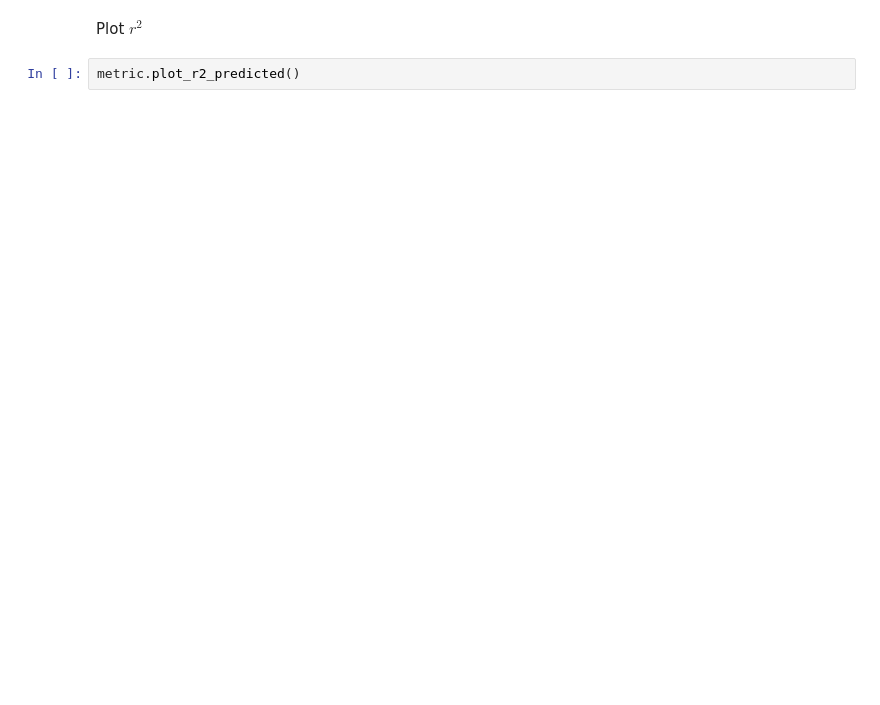
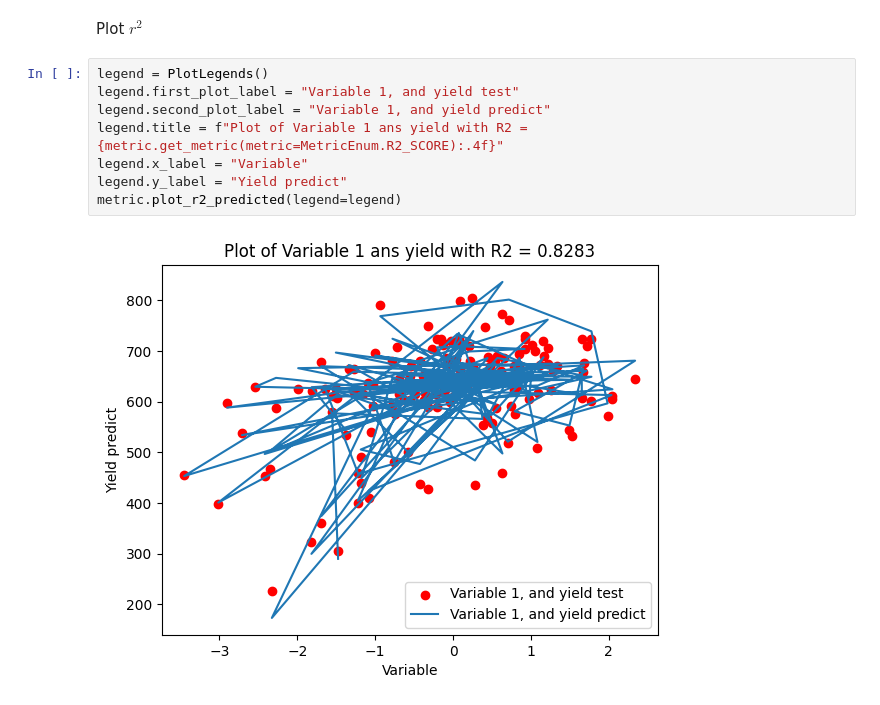
Before and after one commit to carlosmorenophd/machine_phen, a Jupyter notebook: app/notebooks/svr/phenotypic_lineal.ipynb, the cells around one changed output. Drawn from its saved outputs; the diff is of its cells as text; blank space fills up the shorter version.

```diff
--- a/app/notebooks/svr/phenotypic_lineal.ipynb
+++ b/app/notebooks/svr/phenotypic_lineal.ipynb
@@ -74,4 +80,12 @@ metric.plot_true_vs_predicted()
 # %% [markdown]
 Plot $r^2$
-# %%
-metric.plot_r2_predicted()
+# %%
+legend = PlotLegends()
+legend.first_plot_label = "Variable 1, and yield test"
+legend.second_plot_label = "Variable 1, and yield predict"
+legend.title = f"Plot of Variable 1 ans yield with R2 = {metric.get_metric(metric=MetricEnum.R2_SCORE):.4f}"
+legend.x_label = "Variable"
+legend.y_label = "Yield predict"
+metric.plot_r2_predicted(legend=legend)
+# %% [output]
+[figure, added]
```
Also changed, not shown: parts of 4 cells of this notebook, 2 other files.
